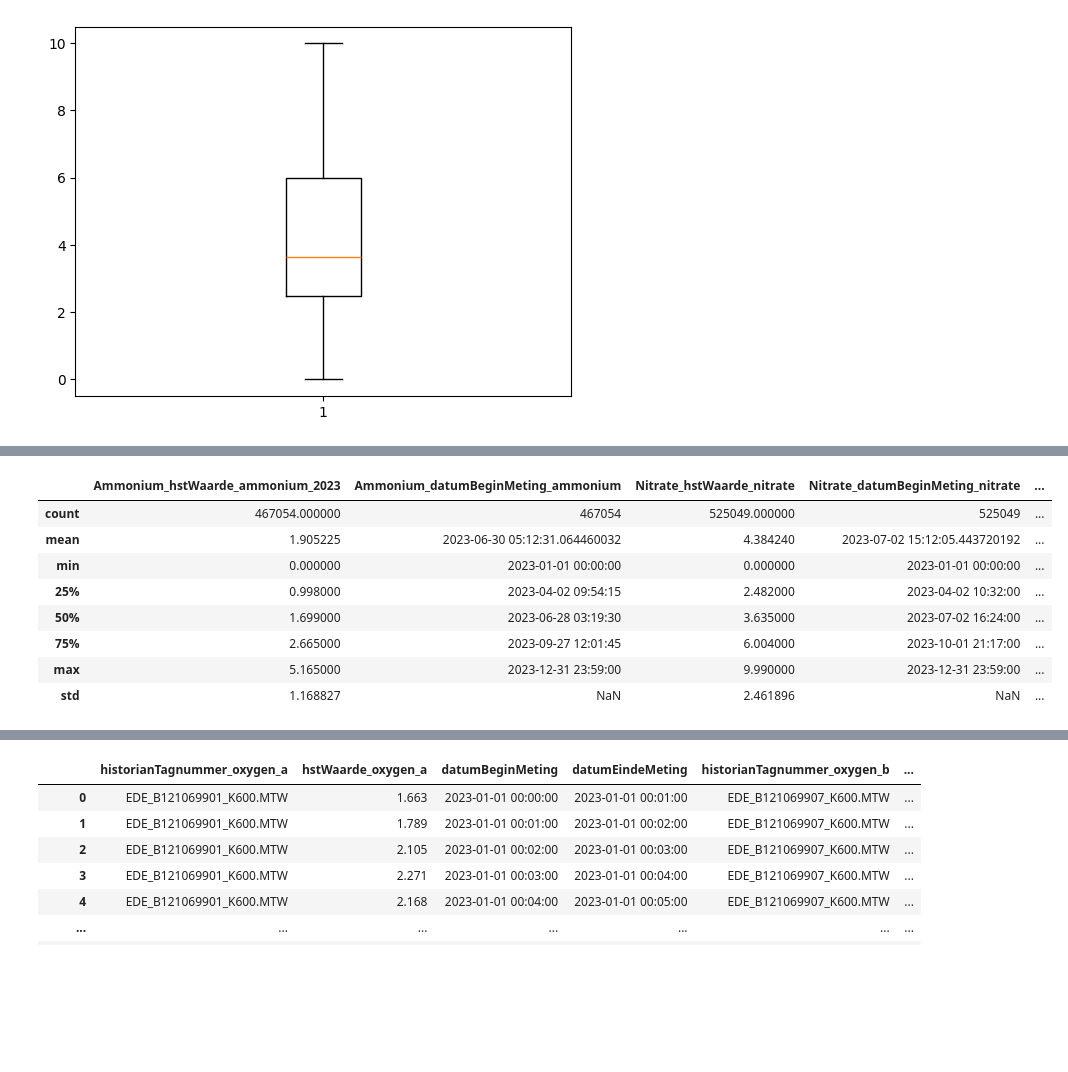
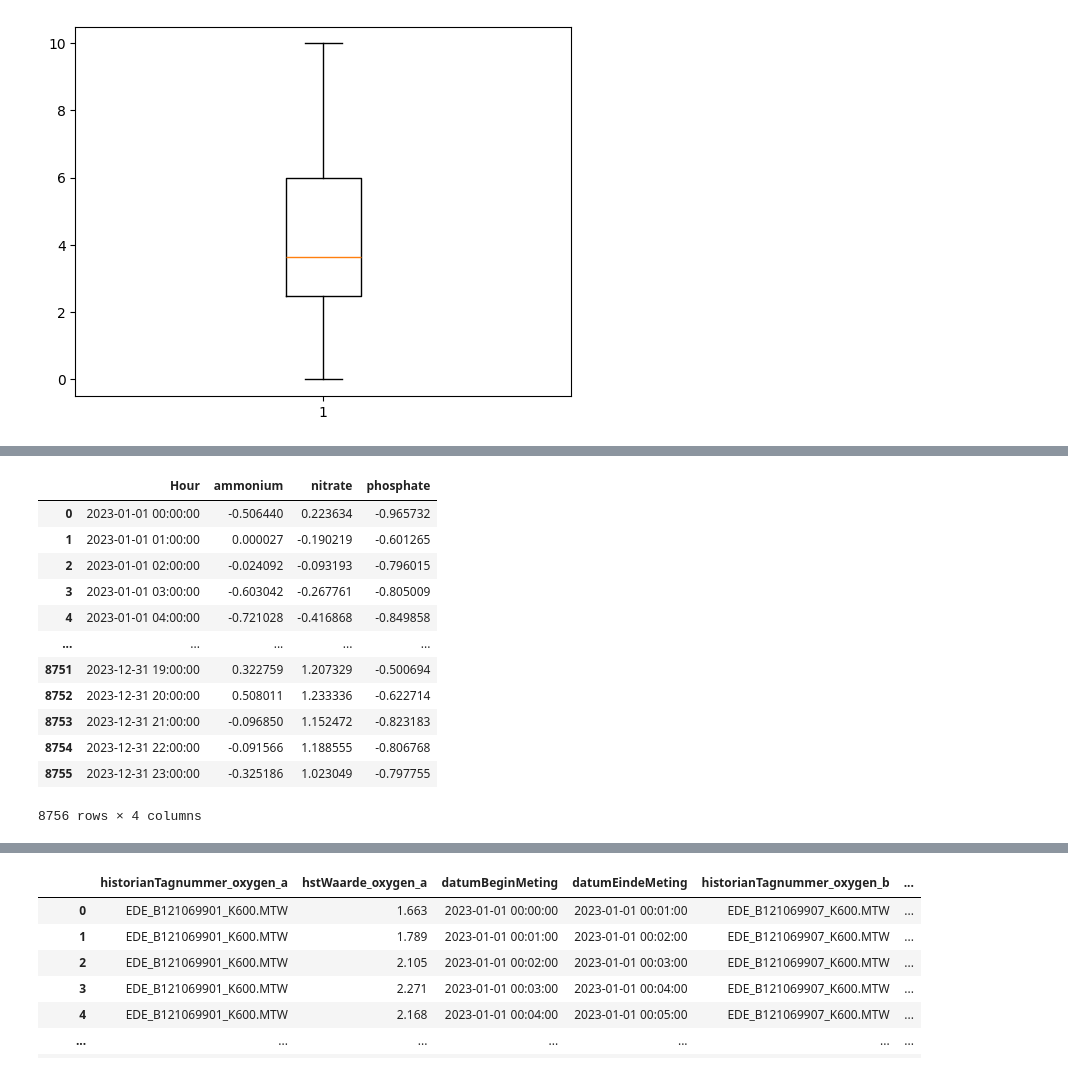
Before and after one commit to georgyHZ/DuskpetalHoppers, a Jupyter notebook: Iteration1.ipynb, the cells around one changed output, grey strips where cells are left out. Saved outputs shown, nothing was run; the diff lists cells and outputs as text; code cells hidden in the pictures; blank space fills up the shorter version.

```diff
--- a/Iteration1.ipynb
+++ b/Iteration1.ipynb
@@ -116,21 +90,43 @@ phosphate['hstWaarde_phosphate'].hist(bins=70, figsize=(10, 8))
 # %%
-ammonium_desc = ammonium.describe()
-nitrate_desc = nitrate.describe()
-phosphate_desc = phosphate.describe()
+chemicals_hourly = pd.DataFrame({
+    'Hour': chemicals['datumBeginMeting'].dt.floor('h'),  # Hour column for grouping
+    'ammonium': chemicals['hstWaarde_ammonium_2023'],
+    'nitrate': chemicals['hstWaarde_nitrate'],
+    'phosphate': chemicals['hstWaarde_phosphate']
+})
 
-ammonium_desc.columns = [f'Ammonium_{col}' for col in ammonium_desc.columns]
-nitrate_desc.columns = [f'Nitrate_{col}' for col in nitrate_desc.columns]
-phosphate_desc.columns = [f'Phosphate_{col}' for col in phosphate_desc.columns]
+chemicals_hourly = chemicals_hourly.dropna(subset=['ammonium', 'nitrate', 'phosphate'], how='all')
 
-summary_df = pd.concat([ammonium_desc, nitrate_desc, phosphate_desc], axis=1)
-summary_df
+imputer = SimpleImputer(strategy='median')
+chemicals_imputed = pd.DataFrame(
+    imputer.fit_transform(chemicals_hourly[['ammonium', 'nitrate', 'phosphate']]),
+    columns=['ammonium', 'nitrate', 'phosphate']
+)
+
+log_transformed = np.log1p(chemicals_imputed)
+
+scaler = RobustScaler()
+scaled = pd.DataFrame(
+    scaler.fit_transform(log_transformed),
+    columns=['ammonium', 'nitrate', 'phosphate']
+)
+
+chemicals_hourly_scaled = pd.concat([chemicals_hourly[['Hour']].reset_index(drop=True), scaled], axis=1)
+
+hourly_scaled_means = chemicals_hourly_scaled.groupby('Hour').mean().reset_index()
+
+hourly_scaled_means
 # %% [output]
-|  | Ammonium_hstWaarde_ammonium_2023 | Ammonium_datumBeginMeting_ammonium | Nitrate_hstWaarde_nitrate | Nitrate_datumBeginMeting_nitrate | ... |
-| count | 467054.000000 | 467054 | 525049.000000 | 525049 | ... |
-| mean | 1.905225 | 2023-06-30 05:12:31.064460032 | 4.384240 | 2023-07-02 15:12:05.443720192 | ... |
-| min | 0.000000 | 2023-01-01 00:00:00 | 0.000000 | 2023-01-01 00:00:00 | ... |
-| 25% | 0.998000 | 2023-04-02 09:54:15 | 2.482000 | 2023-04-02 10:32:00 | ... |
-| 50% | 1.699000 | 2023-06-28 03:19:30 | 3.635000 | 2023-07-02 16:24:00 | ... |
-| 75% | 2.665000 | 2023-09-27 12:01:45 | 6.004000 | 2023-10-01 21:17:00 | ... |
-| max | 5.165000 | 2023-12-31 23:59:00 | 9.990000 | 2023-12-31 23:59:00 | ... |
-| std | 1.168827 | NaN | 2.461896 | NaN | ... |
+|  | Hour | ammonium | nitrate | phosphate |
+| 0 | 2023-01-01 00:00:00 | -0.506440 | 0.223634 | -0.965732 |
+| 1 | 2023-01-01 01:00:00 | 0.000027 | -0.190219 | -0.601265 |
+| 2 | 2023-01-01 02:00:00 | -0.024092 | -0.093193 | -0.796015 |
+| 3 | 2023-01-01 03:00:00 | -0.603042 | -0.267761 | -0.805009 |
+| 4 | 2023-01-01 04:00:00 | -0.721028 | -0.416868 | -0.849858 |
+| ... | ... | ... | ... | ... |
+| 8751 | 2023-12-31 19:00:00 | 0.322759 | 1.207329 | -0.500694 |
+| 8752 | 2023-12-31 20:00:00 | 0.508011 | 1.233336 | -0.622714 |
+| 8753 | 2023-12-31 21:00:00 | -0.096850 | 1.152472 | -0.823183 |
+| 8754 | 2023-12-31 22:00:00 | -0.091566 | 1.188555 | -0.806768 |
+| 8755 | 2023-12-31 23:00:00 | -0.325186 | 1.023049 | -0.797755 |
+8756 rows × 4 columns
```
Also changed, not shown: parts of 24 cells of this notebook.
